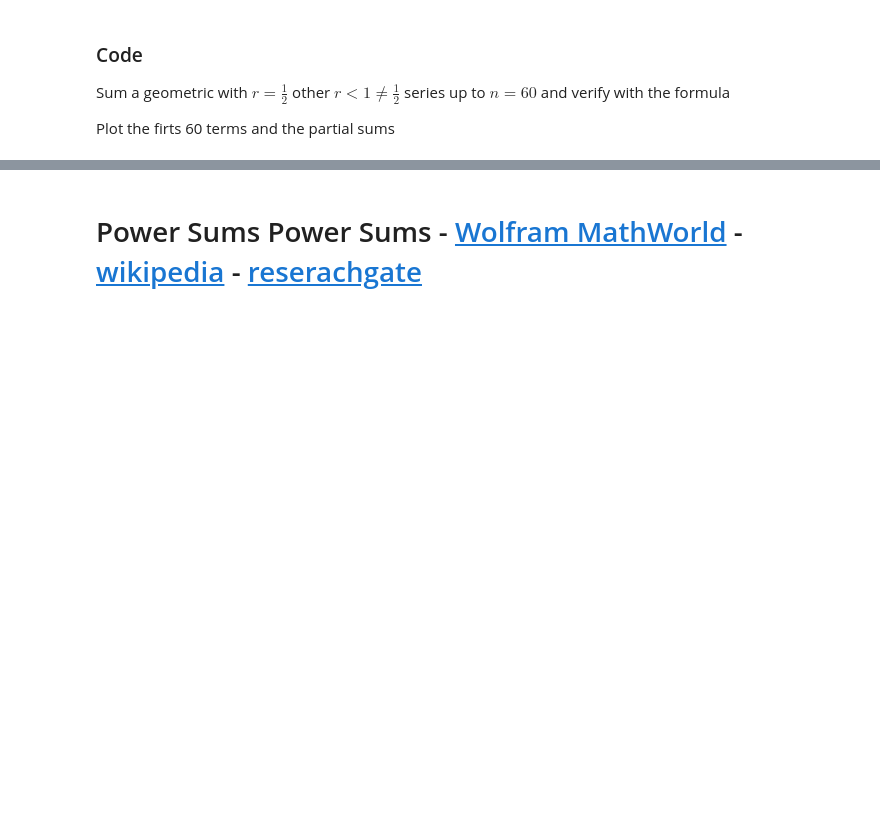
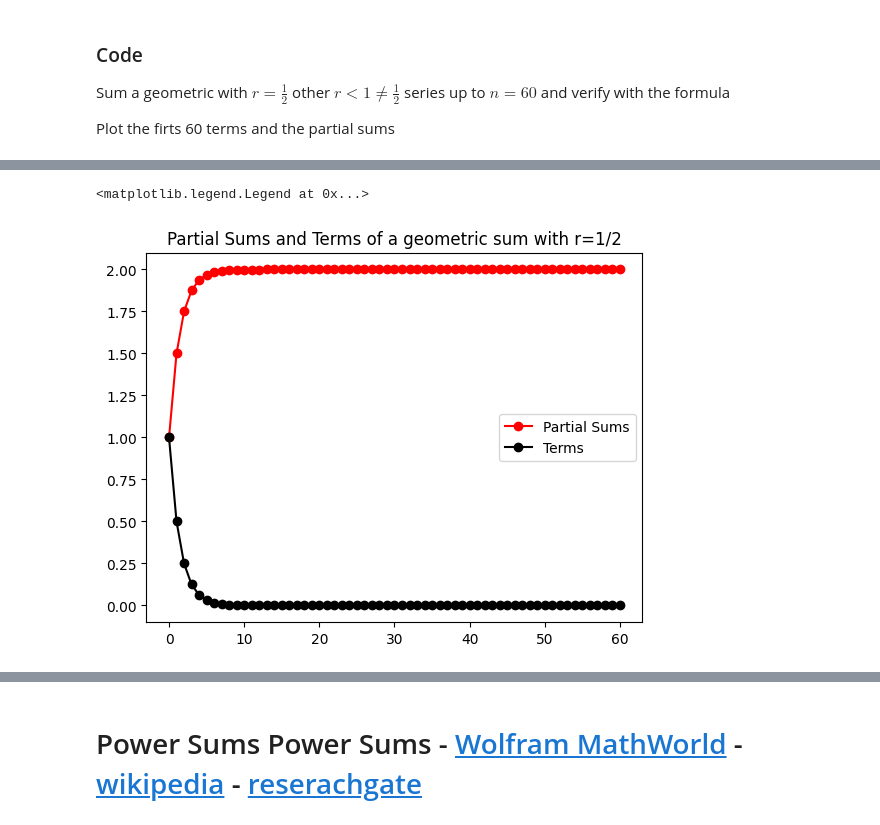
Before and after one commit to AndersonStick/MetNumUN2023II, a Jupyter notebook: Lab1/abarreratArithmeticSeriesGeometricSeriesPowerSums.ipynb, the cells around one changed output, grey strips where cells are left out. Saved outputs shown, nothing was run; the diff lists cells and outputs as text; code cells hidden in the pictures; blank space fills up the shorter version.

```diff
--- a/Lab1/abarreratArithmeticSeriesGeometricSeriesPowerSums.ipynb
+++ b/Lab1/abarreratArithmeticSeriesGeometricSeriesPowerSums.ipynb
@@ -419,0 +439,10 @@ Sum of the first 20 numbers of the sequence with formula:  23.333333321479486
+# %%
+import matplotlib.pyplot as plt
+
+plt.plot(range(0,n+1), serie_an, color='red', marker="o", label='Partial Sums')
+plt.plot(range(0,n+1), sequence_sn, color='black', marker="o", label='Terms')
+plt.title("Partial Sums and Terms of a geometric sum with r=1/2")
+plt.legend()
+# %% [output]
+<matplotlib.legend.Legend at 0x...>
+[figure, added]
```
Also changed, not shown: parts of 18 cells of this notebook, 1 other file.
